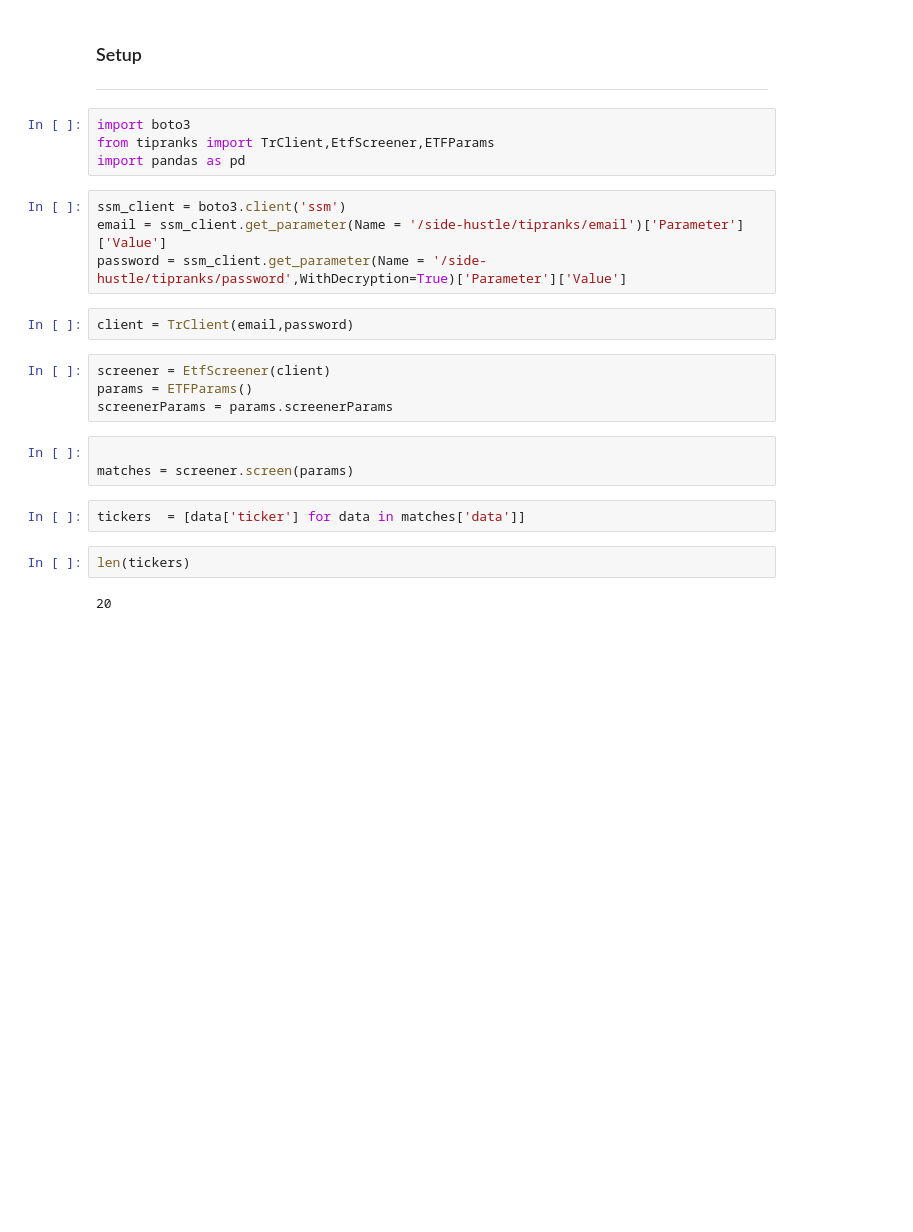
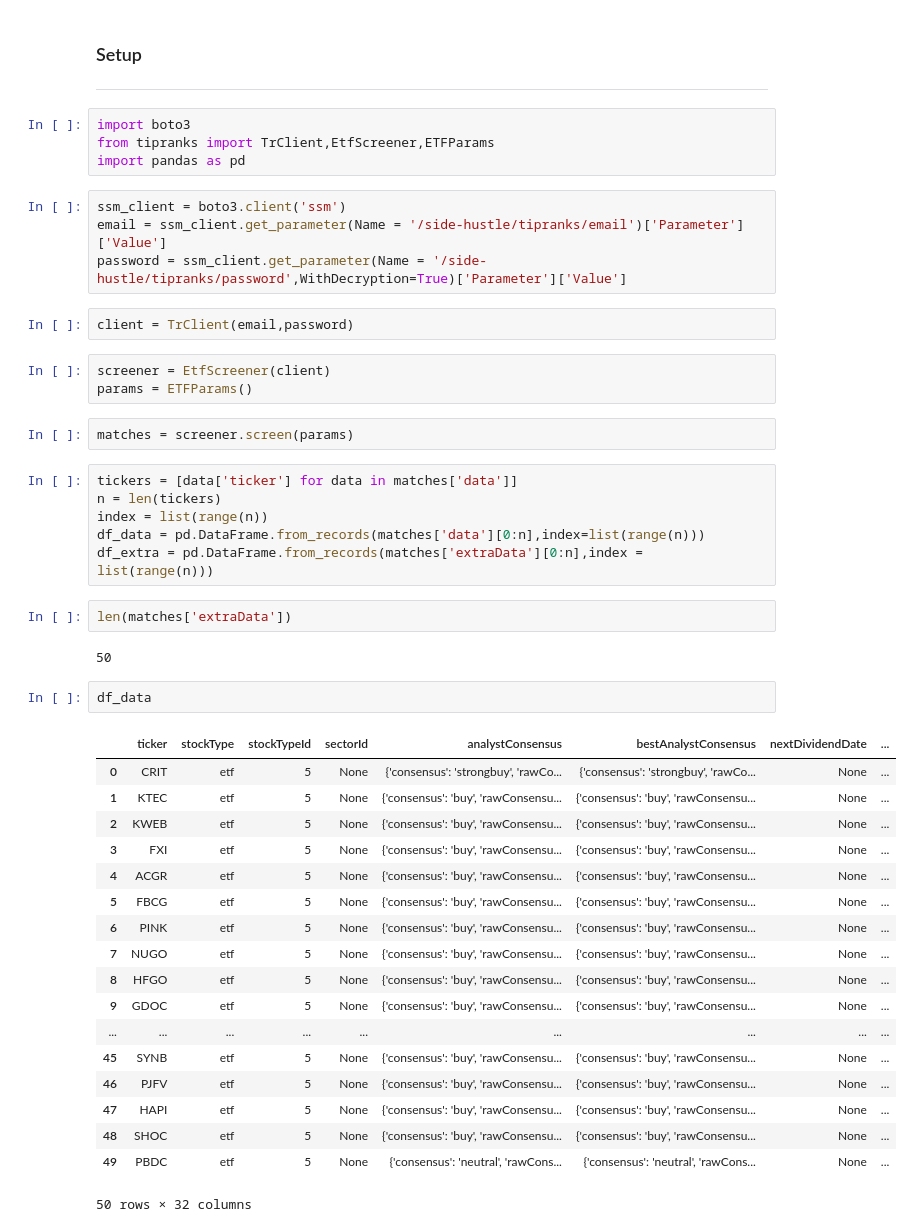
Before and after one commit to keithleffler/tipranks, a Jupyter notebook: tipranks/try-tipranks.ipynb, the cells around one changed output. Saved outputs shown, nothing was run; the diff lists cells and outputs as text; blank space fills up the shorter version.

```diff
--- a/tipranks/try-tipranks.ipynb
+++ b/tipranks/try-tipranks.ipynb
@@ -14,13 +14,36 @@ client = TrClient(email,password)
 # %%
 screener = EtfScreener(client)
 params = ETFParams()
-screenerParams = params.screenerParams
 # %%
-
 matches = screener.screen(params)
 # %%
-tickers  = [data['ticker'] for data in matches['data']]
+tickers = [data['ticker'] for data in matches['data']]
+n = len(tickers)
+index = list(range(n))
+df_data = pd.DataFrame.from_records(matches['data'][0:n],index=list(range(n)))
+df_extra = pd.DataFrame.from_records(matches['extraData'][0:n],index = list(range(n)))
+# %%
+len(matches['extraData'])
+# %% [output]
+50
 # %%
-len(tickers)
+df_data
 # %% [output]
+|  | ticker | stockType | stockTypeId | sectorId | analystConsensus | bestAnalystConsensus | nextDividendDate | ... |
+| 0 | CRIT | etf | 5 | None | {'consensus': 'strongbuy', 'rawCo... | {'consensus': 'strongbuy', 'rawCo... | None | ... |
+| 1 | KTEC | etf | 5 | None | {'consensus': 'buy', 'rawConsensu... | {'consensus': 'buy', 'rawConsensu... | None | ... |
+| 2 | KWEB | etf | 5 | None | {'consensus': 'buy', 'rawConsensu... | {'consensus': 'buy', 'rawConsensu... | None | ... |
+| 3 | FXI | etf | 5 | None | {'consensus': 'buy', 'rawConsensu... | {'consensus': 'buy', 'rawConsensu... | None | ... |
+| 4 | ACGR | etf | 5 | None | {'consensus': 'buy', 'rawConsensu... | {'consensus': 'buy', 'rawConsensu... | None | ... |
+| 5 | FBCG | etf | 5 | None | {'consensus': 'buy', 'rawConsensu... | {'consensus': 'buy', 'rawConsensu... | None | ... |
+| 6 | PINK | etf | 5 | None | {'consensus': 'buy', 'rawConsensu... | {'consensus': 'buy', 'rawConsensu... | None | ... |
+| 7 | NUGO | etf | 5 | None | {'consensus': 'buy', 'rawConsensu... | {'consensus': 'buy', 'rawConsensu... | None | ... |
+| 8 | HFGO | etf | 5 | None | {'consensus': 'buy', 'rawConsensu... | {'consensus': 'buy', 'rawConsensu... | None | ... |
+| 9 | GDOC | etf | 5 | None | {'consensus': 'buy', 'rawConsensu... | {'consensus': 'buy', 'rawConsensu... | None | ... |
+| ... | ... | ... | ... | ... | ... | ... | ... | ... |
+| 45 | SYNB | etf | 5 | None | {'consensus': 'buy', 'rawConsensu... | {'consensus': 'buy', 'rawConsensu... | None | ... |
+| 46 | PJFV | etf | 5 | None | {'consensus': 'buy', 'rawConsensu... | {'consensus': 'buy', 'rawConsensu... | None | ... |
+| 47 | HAPI | etf | 5 | None | {'consensus': 'buy', 'rawConsensu... | {'consensus': 'buy', 'rawConsensu... | None | ... |
+| 48 | SHOC | etf | 5 | None | {'consensus': 'buy', 'rawConsensu... | {'consensus': 'buy', 'rawConsensu... | None | ... |
+| 49 | PBDC | etf | 5 | None | {'consensus': 'neutral', 'rawCons... | {'consensus': 'neutral', 'rawCons... | None | ... |
-20
+50 rows × 32 columns
```
Also changed, not shown: parts of 3 cells of this notebook, 2 other files.
